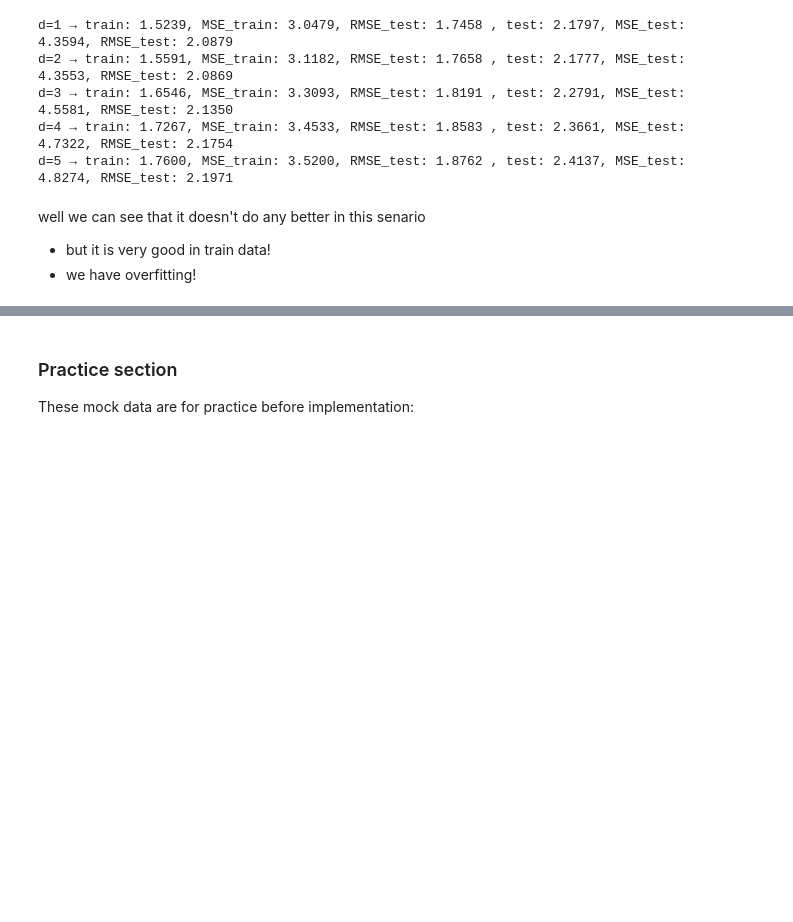
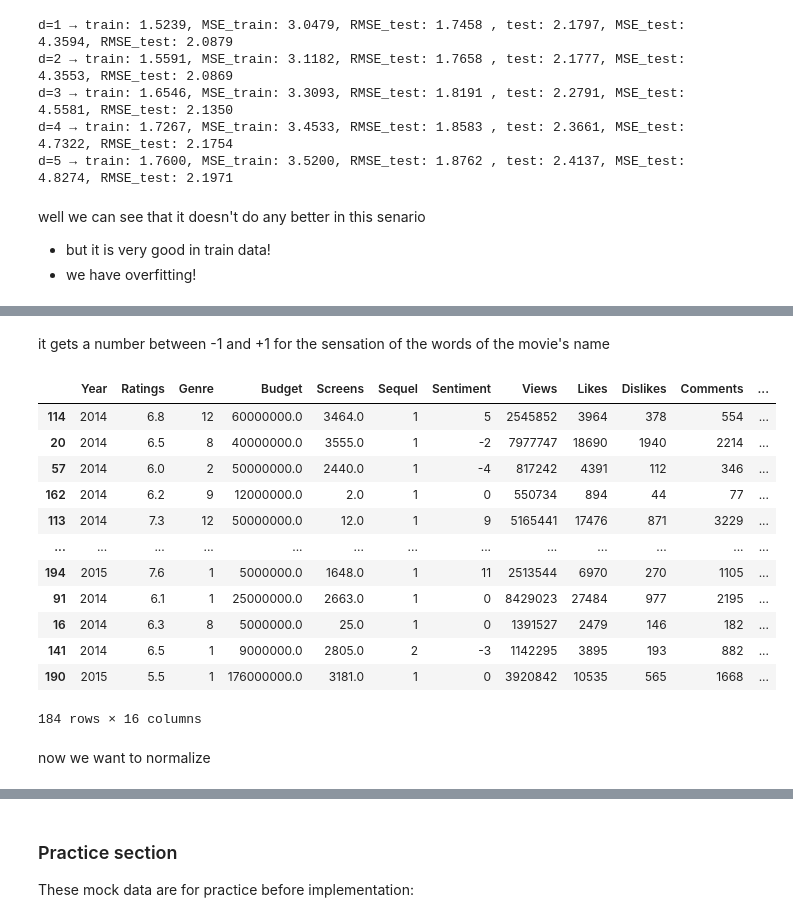
Before and after one commit to ErfanMasoudiBA/GenAI-Vision-Bootcamp, a Jupyter notebook: 02_supervised_machine_learning/یادگیری ماشین نظارت شده/پروژه/notebooks/practice01.ipynb, the cells around one changed output, grey strips where cells are left out. Saved outputs shown, nothing was run; the diff lists cells and outputs as text; code cells hidden in the pictures; blank space fills up the shorter version.

```diff
--- a/02_supervised_machine_learning/یادگیری ماشین نظارت شده/پروژه/notebooks/practice01.ipynb
+++ b/02_supervised_machine_learning/یادگیری ماشین نظارت شده/پروژه/notebooks/practice01.ipynb
@@ -650,0 +771,21 @@ well we can see that it doesn't do any better in this senario
+# %% [markdown]
+it gets a number between -1 and +1 for the sensation of the words of the movie's name
+# %%
+X_train.drop(columns=["Movie"], axis=1, inplace=True)
+X_train
+# %% [output]
+|  | Year | Ratings | Genre | Budget | Screens | Sequel | Sentiment | Views | Likes | Dislikes | Comments | ... |
+| 114 | 2014 | 6.8 | 12 | 60000000.0 | 3464.0 | 1 | 5 | 2545852 | 3964 | 378 | 554 | ... |
+| 20 | 2014 | 6.5 | 8 | 40000000.0 | 3555.0 | 1 | -2 | 7977747 | 18690 | 1940 | 2214 | ... |
+| 57 | 2014 | 6.0 | 2 | 50000000.0 | 2440.0 | 1 | -4 | 817242 | 4391 | 112 | 346 | ... |
+| 162 | 2014 | 6.2 | 9 | 12000000.0 | 2.0 | 1 | 0 | 550734 | 894 | 44 | 77 | ... |
+| 113 | 2014 | 7.3 | 12 | 50000000.0 | 12.0 | 1 | 9 | 5165441 | 17476 | 871 | 3229 | ... |
+| ... | ... | ... | ... | ... | ... | ... | ... | ... | ... | ... | ... | ... |
+| 194 | 2015 | 7.6 | 1 | 5000000.0 | 1648.0 | 1 | 11 | 2513544 | 6970 | 270 | 1105 | ... |
+| 91 | 2014 | 6.1 | 1 | 25000000.0 | 2663.0 | 1 | 0 | 8429023 | 27484 | 977 | 2195 | ... |
+| 16 | 2014 | 6.3 | 8 | 5000000.0 | 25.0 | 1 | 0 | 1391527 | 2479 | 146 | 182 | ... |
+| 141 | 2014 | 6.5 | 1 | 9000000.0 | 2805.0 | 2 | -3 | 1142295 | 3895 | 193 | 882 | ... |
+| 190 | 2015 | 5.5 | 1 | 176000000.0 | 3181.0 | 1 | 0 | 3920842 | 10535 | 565 | 1668 | ... |
+184 rows × 16 columns
+# %% [markdown]
+now we want to normalize
```
Also changed, not shown: parts of 34 cells of this notebook, 4 other files.
